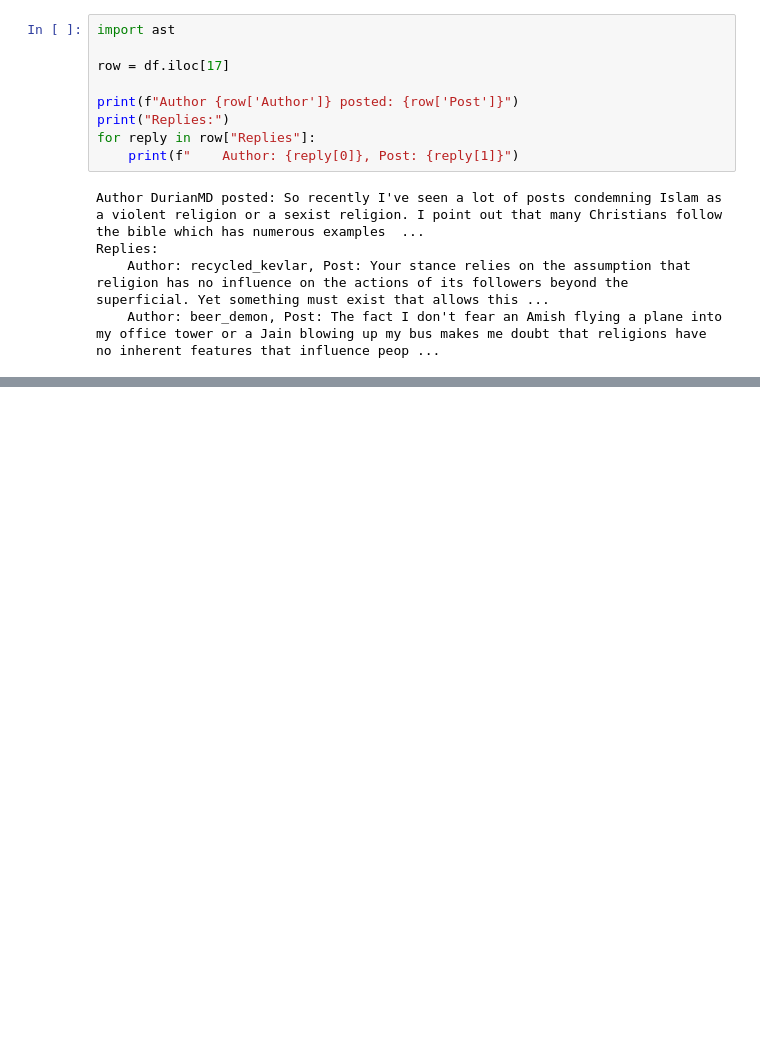
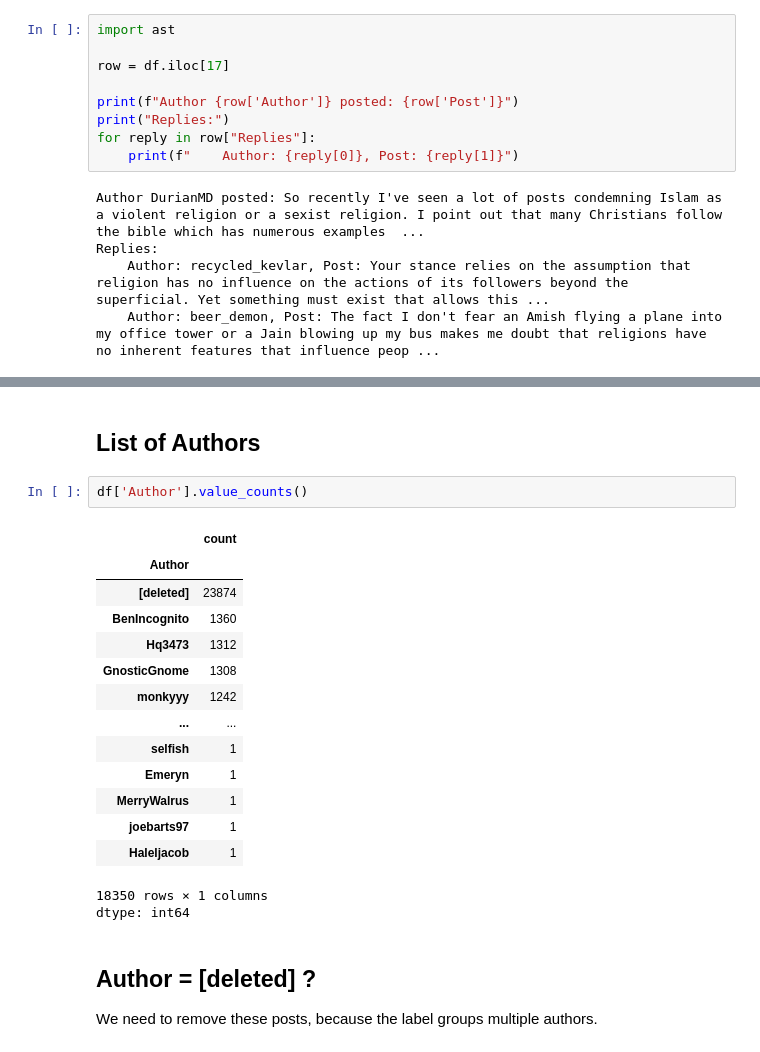
Before and after one commit to AgnieszkaFalenska/Language-in-Social-Context, a Jupyter notebook: notebooks/CMV_Data_Analysis.ipynb, the cells around one changed output, grey strips where cells are left out. Saved outputs shown, nothing was run; the diff lists cells and outputs as text; blank space fills up the shorter version.

```diff
--- a/notebooks/CMV_Data_Analysis.ipynb
+++ b/notebooks/CMV_Data_Analysis.ipynb
@@ -58,0 +92,23 @@ Number of exchanges: 409650
+# %% [markdown]
+## List of Authors
+# %%
+df['Author'].value_counts()
+# %% [output]
+|  | count |
+| Author |  |
+| [deleted] | 23874 |
+| BenIncognito | 1360 |
+| Hq3473 | 1312 |
+| GnosticGnome | 1308 |
+| monkyyy | 1242 |
+| ... | ... |
+| selfish | 1 |
+| Emeryn | 1 |
+| MerryWalrus | 1 |
+| joebarts97 | 1 |
+| Haleljacob | 1 |
+18350 rows × 1 columns
+dtype: int64
+# %% [markdown]
+## Author = [deleted] ?
+We need to remove these posts, because the label groups multiple authors.
```
Also changed, not shown: parts of 31 cells of this notebook, 2 other files.
